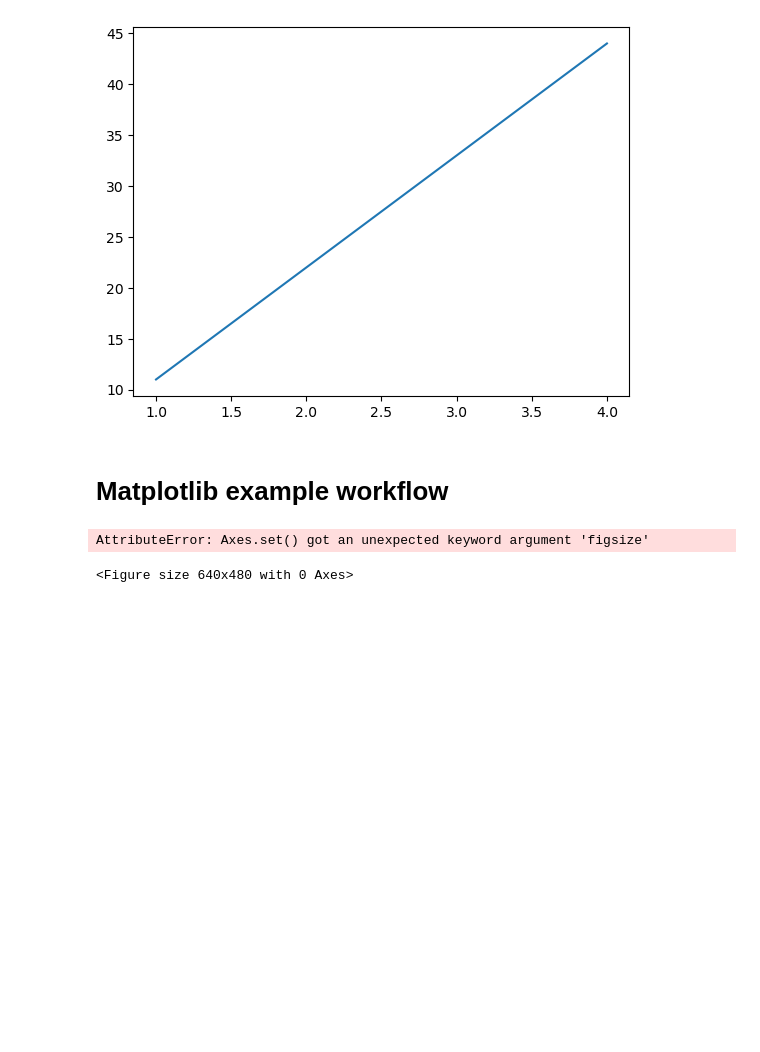
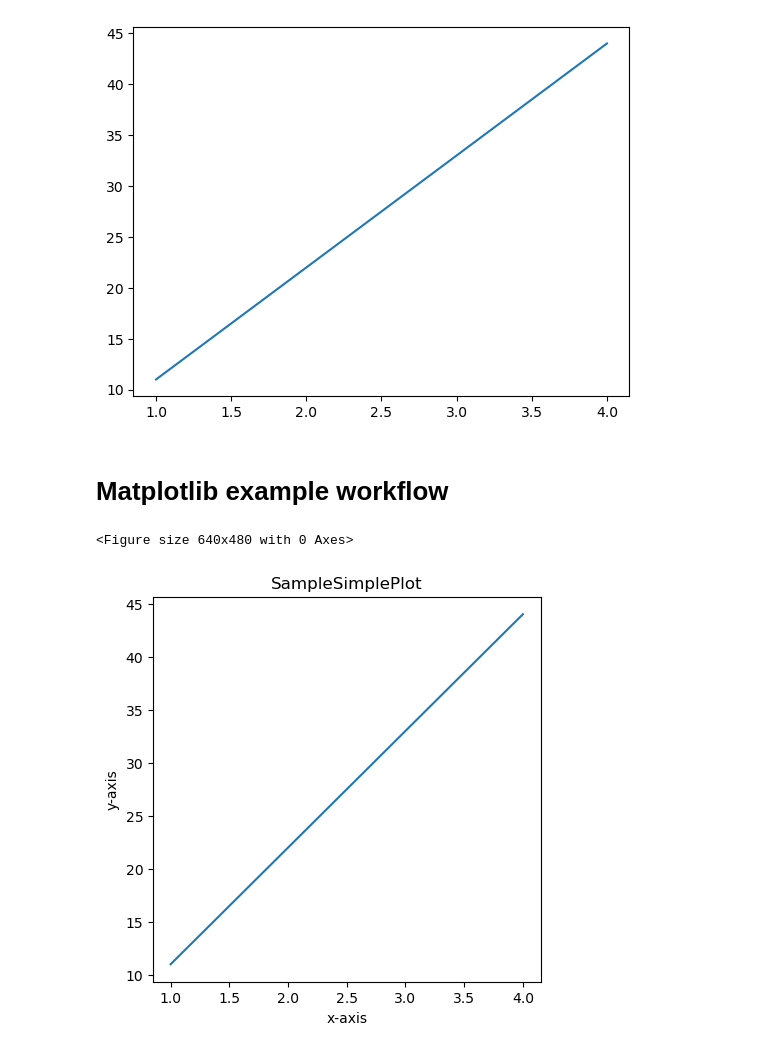
Before and after one commit to abdullahsultan/ML_Understanding, a Jupyter notebook: MatplotlibNoteBook.ipynb, the cells around one changed output. Saved outputs shown, nothing was run; the diff lists cells and outputs as text; code cells hidden in the pictures; blank space fills up the shorter version.

```diff
--- a/MatplotlibNoteBook.ipynb
+++ b/MatplotlibNoteBook.ipynb
@@ -36,23 +36,23 @@ ax.plot(x,y);
 # %%
 %matplotlib inline
 import matplotlib.pyplot as plt
 
-#1 Prepare data
-x = [1,2,3,4]
-y = [11,22,33,44]
+# 1. Prepare data
+x = [1, 2, 3, 4]
+y = [11, 22, 33, 44]
 
-#2 Setup plot
-fig
-ax = plt.subplot(figsize=(5,10))
+# 2. Setup plot
+fig = plt.figure()
+fig, ax = plt.subplots(figsize=(5, 5))
 
-#3 Plot data
-ax.plot(x,y)
+# 3. Plot data
+plt.plot(x, y)
 
-#4 Customize plot
-ax.set("Simple Plot", xlabel="x-axis", ylabel="y-axis")
+# 4. Customize plot
+ax.set(title="SampleSimplePlot", xlabel="x-axis", ylabel="y-axis")
 
 # Save and show
-fig.savefig("Images/samepl_plot.png")
+fig.savefig("Images/sample_plot.png")
 # %% [output]
-AttributeError: Axes.set() got an unexpected keyword argument 'figsize'
+<Figure size 640x480 with 0 Axes>
-<Figure size 640x480 with 0 Axes>
+[figure, added]
```
Also changed, not shown: parts of 7 cells of this notebook, 1 other file.
